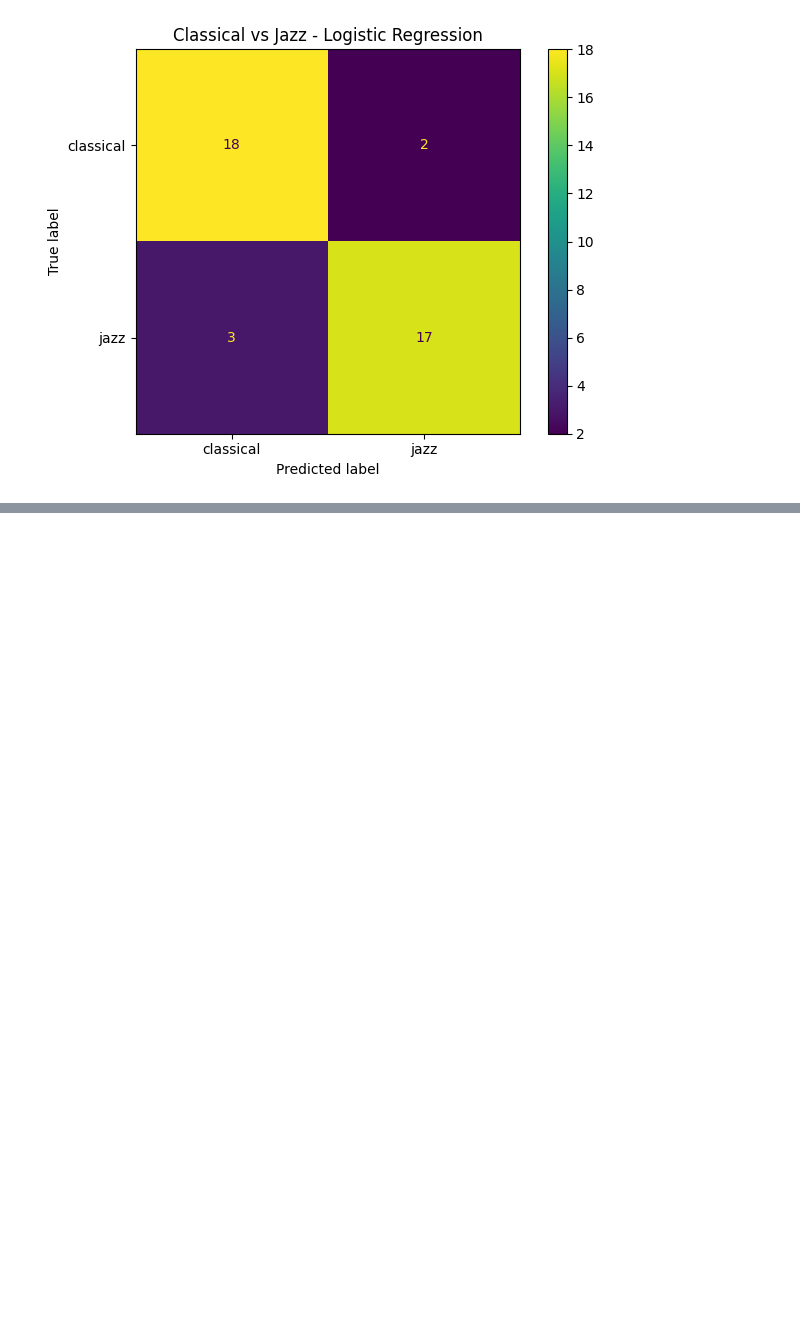
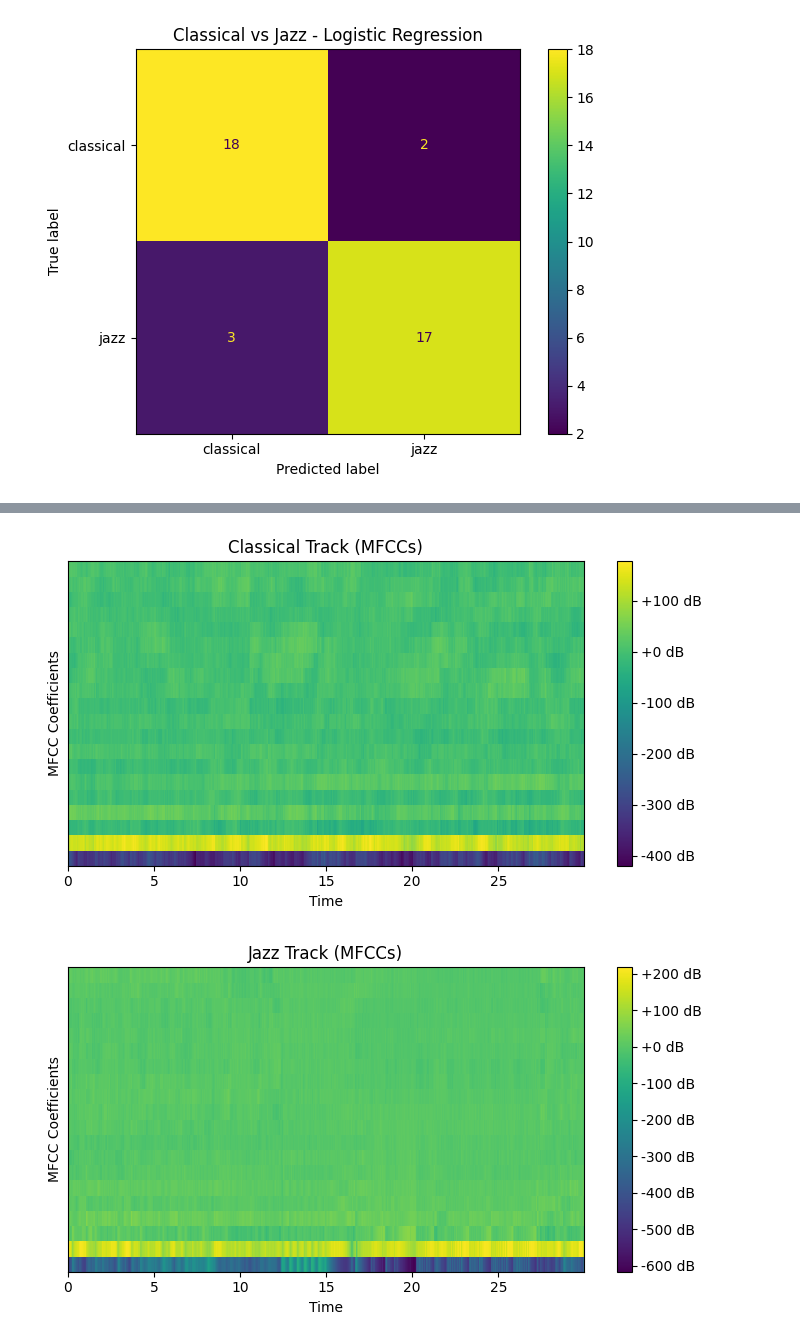
Before and after one commit to CodeClef/CompPHYSFinalProject, a Jupyter notebook: project.ipynb, the cells around one changed output, grey strips where cells are left out. Drawn from its saved outputs; the diff is of its cells as text; code cells hidden in the pictures; blank space fills up the shorter version.

```diff
--- a/project.ipynb
+++ b/project.ipynb
@@ -193,0 +326,27 @@ weighted avg       0.95      0.95      0.95        40
+# %%
+
+import matplotlib.pyplot as plt
+
+
+def plot_mfcc(file_path, title, sr=SR, n_mfcc=20):
+    y, sr = librosa.load(file_path, sr=sr, duration=DURATION)
+    mfcc = librosa.feature.mfcc(y=y, sr=sr, n_mfcc=n_mfcc)
+
+    plt.figure(figsize=(7,4))
+    librosa.display.specshow(mfcc, x_axis='time', sr=sr, cmap='viridis')
+    plt.colorbar(format='%+2.0f dB')
+    plt.title(title + " (MFCCs)")
+    plt.xlabel("Time")
+    plt.ylabel("MFCC Coefficients")
+    plt.tight_layout()
+    plt.show()
+
+# Example usage:
+CLASSICAL_FILE = os.path.join(DATA_ROOT, "classical", "classical.00001.wav")
+JAZZ_FILE      = os.path.join(DATA_ROOT, "jazz", "jazz.00001.wav")
+
+plot_mfcc(CLASSICAL_FILE, "Classical Track")
+plot_mfcc(JAZZ_FILE, "Jazz Track")
+# %% [output]
+[figure, added]
+[figure, added]
```
Also changed, not shown: parts of 9 cells of this notebook.
